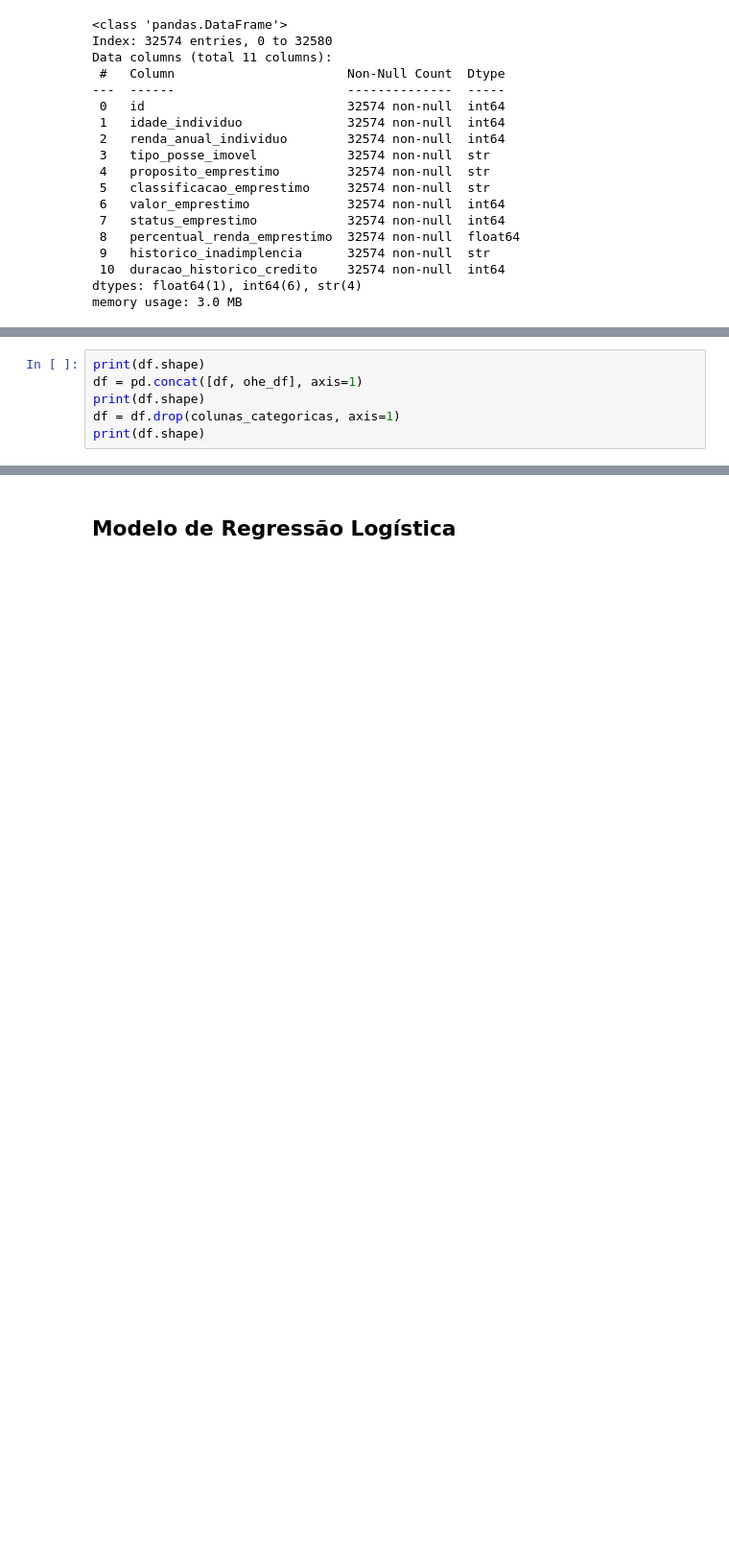
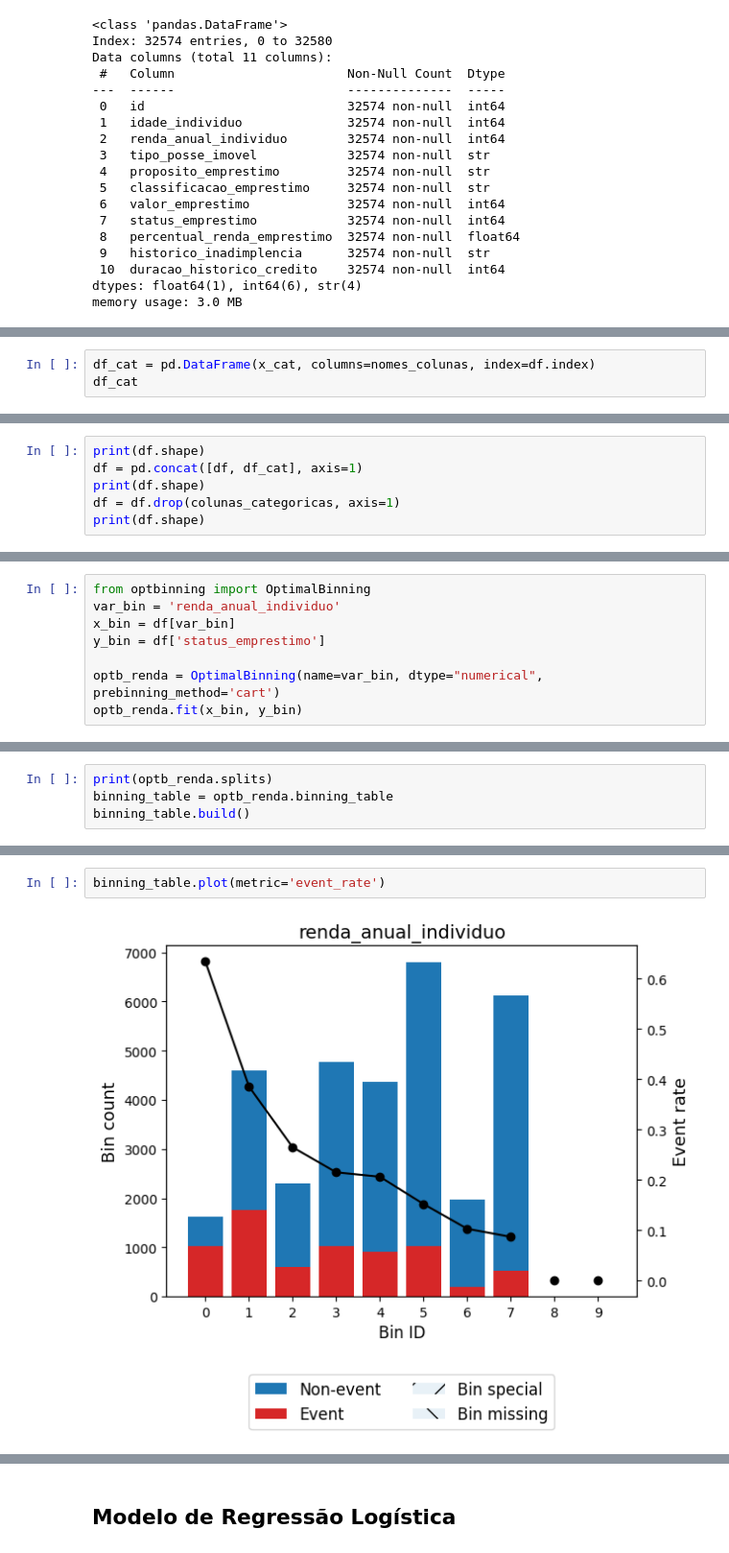
Before and after one commit to lucasgabwinter/modelo-pd-rl, a Jupyter notebook: caderno.ipynb, the cells around one changed output, grey strips where cells are left out. Shown at 96% size. Saved outputs shown, nothing was run; the diff lists cells and outputs as text; blank space fills up the shorter version.

```diff
--- a/caderno.ipynb
+++ b/caderno.ipynb
@@ -345,0 +304,3 @@ ohe_df
+# %%
+df_cat = pd.DataFrame(x_cat, columns=nomes_colunas, index=df.index)
+df_cat
@@ -346,6 +321,6 @@ ohe_df
 # %%
 print(df.shape)
-df = pd.concat([df, ohe_df], axis=1)
+df = pd.concat([df, df_cat], axis=1)
 print(df.shape)
 df = df.drop(colunas_categoricas, axis=1)
 print(df.shape)
@@ -365,0 +346,8 @@ df.head()
+# %%
+from optbinning import OptimalBinning
+var_bin = 'renda_anual_individuo'
+x_bin = df[var_bin]
+y_bin = df['status_emprestimo']
+
+optb_renda = OptimalBinning(name=var_bin, dtype="numerical", prebinning_method='cart')
+optb_renda.fit(x_bin, y_bin)
@@ -365,0 +356,4 @@ df.head()
+# %%
+print(optb_renda.splits)
+binning_table = optb_renda.binning_table
+binning_table.build()
@@ -365,0 +374,4 @@ df.head()
+# %%
+binning_table.plot(metric='event_rate')
+# %% [output]
+[figure, added]
```
Also changed, not shown: parts of 54 cells of this notebook, 5 other files.
